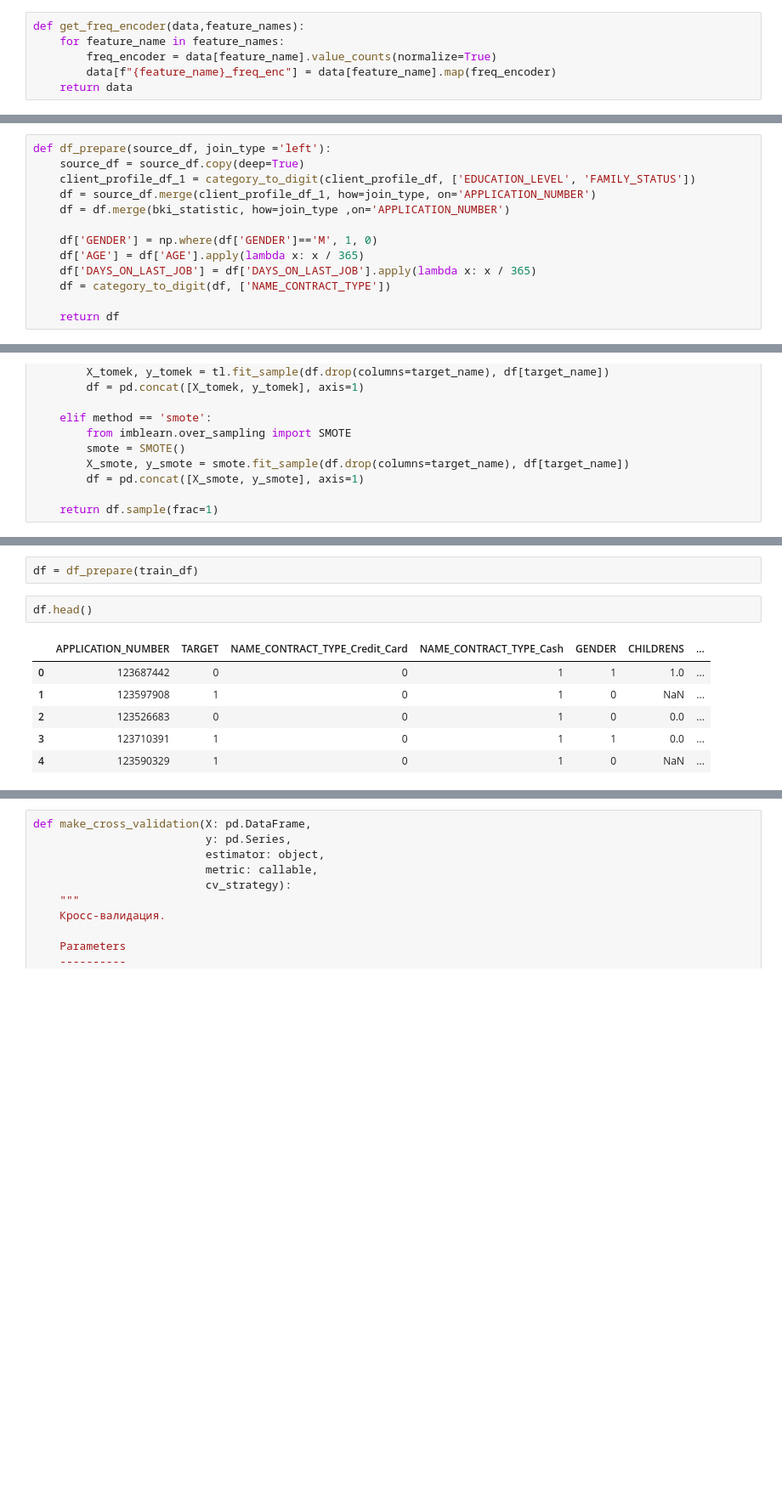
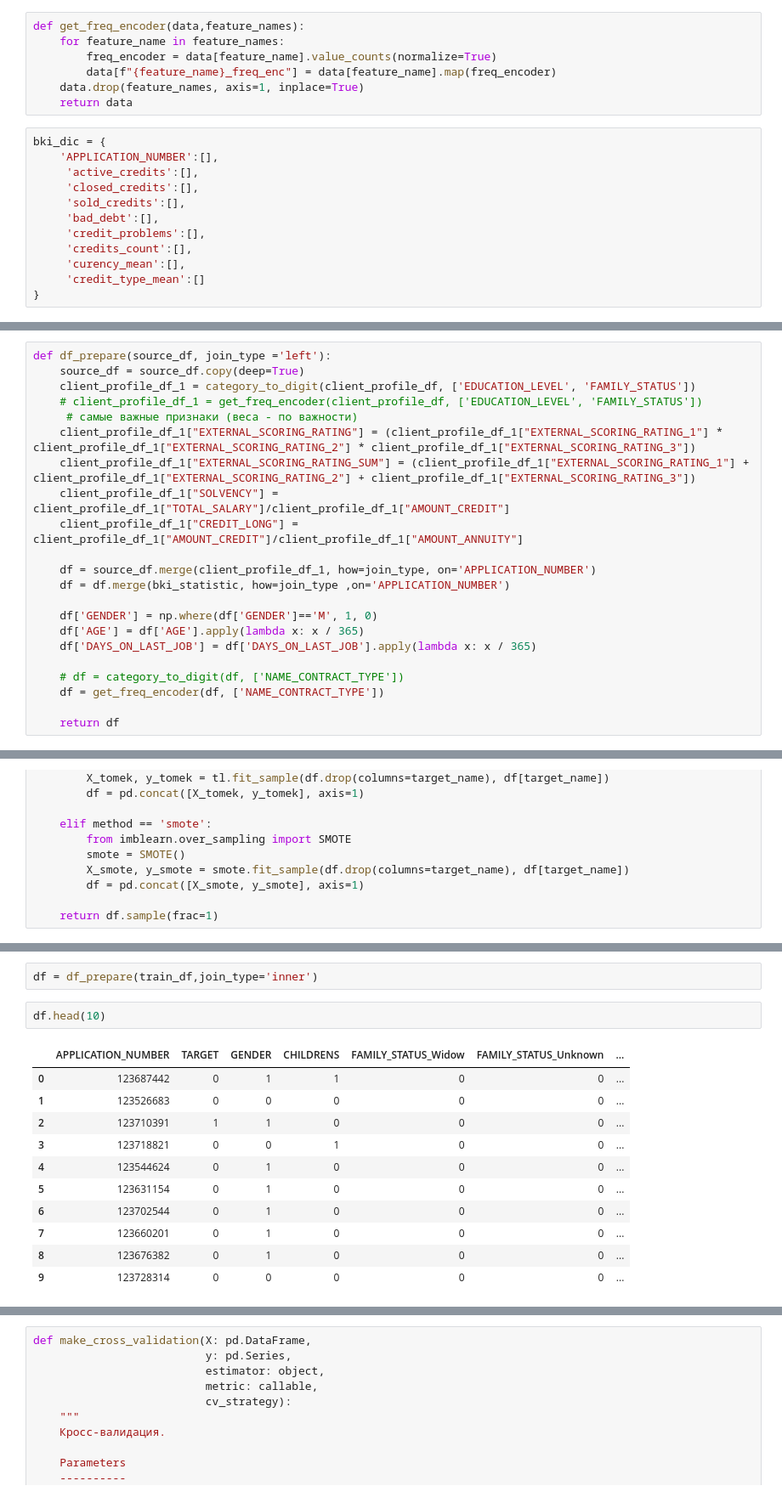
Before and after one commit to evelisko/GB_SDA_Kaggle, a Jupyter notebook: Curs_project/Curse_project.ipynb, the cells around one changed output, grey strips where cells are left out. Shown: that part at 85% size. Cells and saved outputs as stored; diff of their text form; blank space fills up the shorter version.

```diff
--- a/Curs_project/Curse_project.ipynb
+++ b/Curs_project/Curse_project.ipynb
@@ -394,4 +348,17 @@ def get_freq_encoder(data,feature_names):
     for feature_name in feature_names:
         freq_encoder = data[feature_name].value_counts(normalize=True)
         data[f"{feature_name}_freq_enc"] = data[feature_name].map(freq_encoder)
+    data.drop(feature_names, axis=1, inplace=True)
     return data
+# %%
+bki_dic = {
+    'APPLICATION_NUMBER':[],
+     'active_credits':[],
+     'closed_credits':[],
+     'sold_credits':[],
+     'bad_debt':[],
+     'credit_problems':[],
+     'credits_count':[],
+     'curency_mean':[],
+     'credit_type_mean':[]
+}
@@ -412,13 +439,22 @@ def category_to_digit(df, features):
 def df_prepare(source_df, join_type ='left'):
     source_df = source_df.copy(deep=True)
     client_profile_df_1 = category_to_digit(client_profile_df, ['EDUCATION_LEVEL', 'FAMILY_STATUS'])
+    # client_profile_df_1 = get_freq_encoder(client_profile_df, ['EDUCATION_LEVEL', 'FAMILY_STATUS'])
+     # самые важные признаки (веса - по важности)
+    client_profile_df_1["EXTERNAL_SCORING_RATING"] = (client_profile_df_1["EXTERNAL_SCORING_RATING_1"] * client_profile_df_1["EXTERNAL_SCORING_RATING_2"] * client_profile_df_1["EXTERNAL_SCORING_RATING_3"])
+    client_profile_df_1["EXTERNAL_SCORING_RATING_SUM"] = (client_profile_df_1["EXTERNAL_SCORING_RATING_1"] + client_profile_df_1["EXTERNAL_SCORING_RATING_2"] + client_profile_df_1["EXTERNAL_SCORING_RATING_3"])
+    client_profile_df_1["SOLVENCY"] = client_profile_df_1["TOTAL_SALARY"]/client_profile_df_1["AMOUNT_CREDIT"]
+    client_profile_df_1["CREDIT_LONG"] = client_profile_df_1["AMOUNT_CREDIT"]/client_profile_df_1["AMOUNT_ANNUITY"]
+
     df = source_df.merge(client_profile_df_1, how=join_type, on='APPLICATION_NUMBER')
     df = df.merge(bki_statistic, how=join_type ,on='APPLICATION_NUMBER')
 
     df['GENDER'] = np.where(df['GENDER']=='M', 1, 0)
     df['AGE'] = df['AGE'].apply(lambda x: x / 365)
     df['DAYS_ON_LAST_JOB'] = df['DAYS_ON_LAST_JOB'].apply(lambda x: x / 365)
-    df = category_to_digit(df, ['NAME_CONTRACT_TYPE'])
+
+    # df = category_to_digit(df, ['NAME_CONTRACT_TYPE'])
+    df = get_freq_encoder(df, ['NAME_CONTRACT_TYPE'])
 
     return df
 # %%
@@ -532,13 +568,18 @@ catb_model = catb.CatBoostClassifier(silent=True, random_state=21,
                                     # verbose=True
                                 )
 # %%
-df = df_prepare(train_df)
+df = df_prepare(train_df,join_type='inner')
 # %%
-df.head()
+df.head(10)
 # %% [output]
-|  | APPLICATION_NUMBER | TARGET | NAME_CONTRACT_TYPE_Credit_Card | NAME_CONTRACT_TYPE_Cash | GENDER | CHILDRENS | ... |
-| 0 | 123687442 | 0 | 0 | 1 | 1 | 1.0 | ... |
-| 1 | 123597908 | 1 | 0 | 1 | 0 | NaN | ... |
-| 2 | 123526683 | 0 | 0 | 1 | 0 | 0.0 | ... |
-| 3 | 123710391 | 1 | 0 | 1 | 1 | 0.0 | ... |
-| 4 | 123590329 | 1 | 0 | 1 | 0 | NaN | ... |
+|  | APPLICATION_NUMBER | TARGET | GENDER | CHILDRENS | FAMILY_STATUS_Widow | FAMILY_STATUS_Unknown | ... |
+| 0 | 123687442 | 0 | 1 | 1 | 0 | 0 | ... |
+| 1 | 123526683 | 0 | 0 | 0 | 0 | 0 | ... |
+| 2 | 123710391 | 1 | 1 | 0 | 0 | 0 | ... |
+| 3 | 123718821 | 0 | 0 | 1 | 0 | 0 | ... |
+| 4 | 123544624 | 0 | 1 | 0 | 0 | 0 | ... |
+| 5 | 123631154 | 0 | 1 | 0 | 0 | 0 | ... |
+| 6 | 123702544 | 0 | 1 | 0 | 0 | 0 | ... |
+| 7 | 123660201 | 0 | 1 | 0 | 0 | 0 | ... |
+| 8 | 123676382 | 0 | 1 | 0 | 0 | 0 | ... |
+| 9 | 123728314 | 0 | 0 | 0 | 0 | 0 | ... |
```
Also changed, not shown: parts of 42 cells of this notebook.
